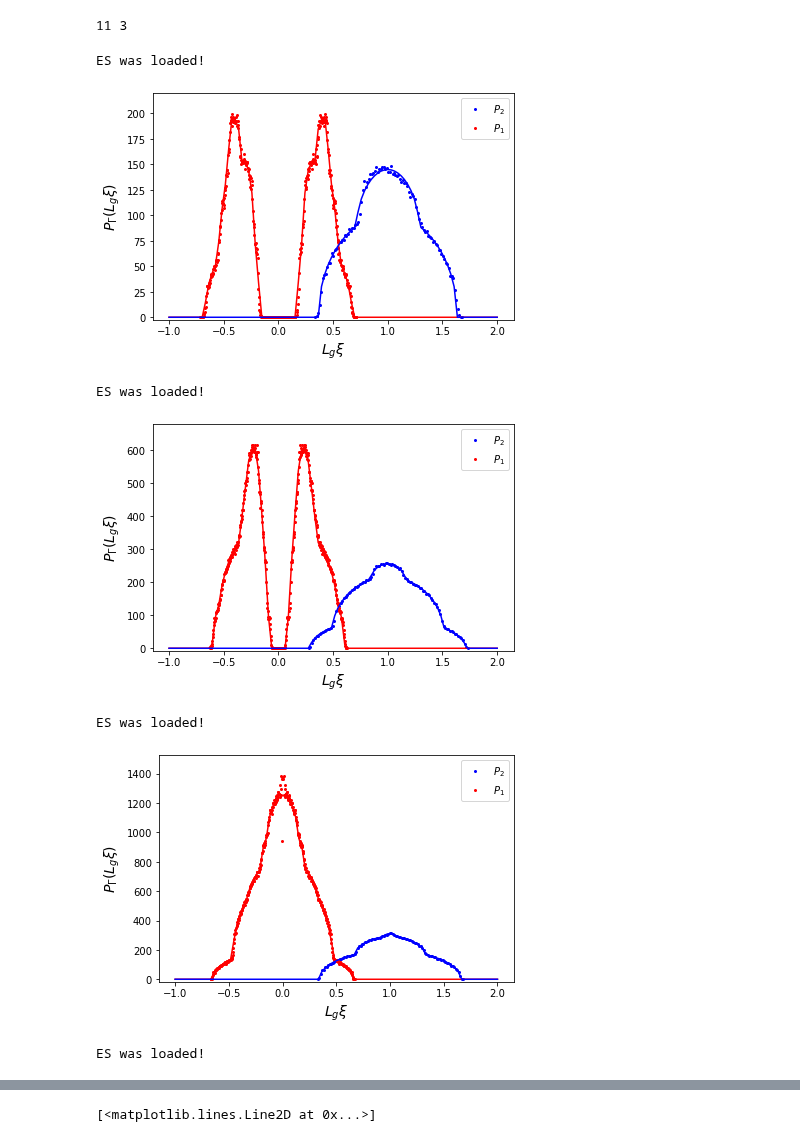
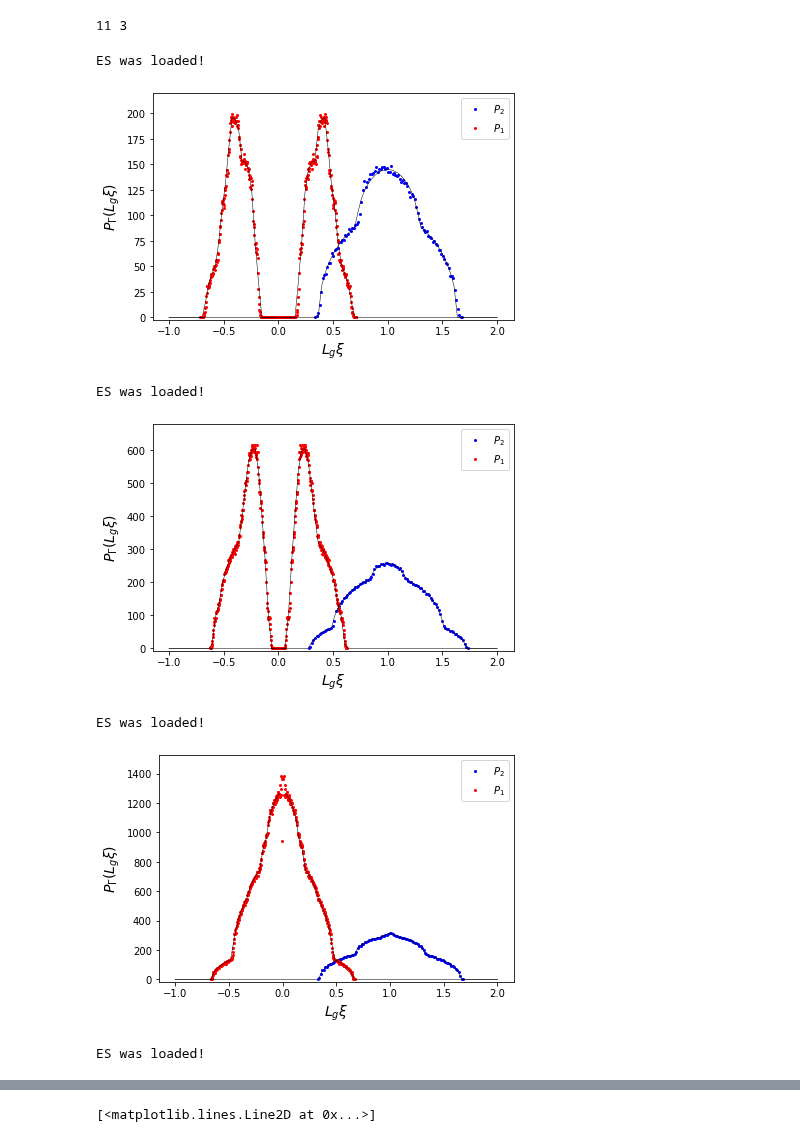
Before and after one commit to hassan-shap/RMT, a Jupyter notebook: symm_draft/U1_symmetry-resolved.ipynb, the cells around one changed output, grey strips where cells are left out. Saved outputs shown, nothing was run; the diff lists cells and outputs as text; code cells hidden in the pictures.

```diff
--- a/symm_draft/U1_symmetry-resolved.ipynb
+++ b/symm_draft/U1_symmetry-resolved.ipynb
@@ -242,40 +242,40 @@ for i_pt in Npt_ab_list:
 
     num_bins = 400
     n, bin_edges = np.histogram(v2T, bins=num_bins)
     bins_center= (bin_edges[0:num_bins]+ bin_edges[1:])/2
     n= n/Nrep/(bin_edges[1]-bin_edges[0])
     plt.plot(bins_center,n,'o',markersize=2,color='r' , label=r'$P_1$')
 
     ymax=np.sort(n)[-3]*1.1
     plt.legend()
     plt.ylim(-ymax/100,ymax)
 
 
+
+    lw=0.5
     xplot=np.linspace(-1,2,100)
     P1x, P2x = rmt_dist(xplot,La,Lb,Lc,i_pt,Npt- i_pt)
-    plt.plot(xplot,P1x,color='r')
-    plt.plot(xplot,P2x,color='b')
-
-    lw=0.2
+    plt.plot(xplot,P1x,color='k',linewidth=lw)
+    plt.plot(xplot,P2x,color='k',linewidth=lw)
 
 # plt.plot( [0,0],[0,ymax],'k--',linewidth=lw)
 # plt.xscale("log")
 # plt.yscale("log")
     # plt.xlim(-10,10)
     # plt.yticks(np.arange(0.,ymax+0.1,0.5))
     # plt.legend()
     fsize=14
     plt.ylabel(r'$P_\Gamma(L_g\xi)$',fontsize = fsize)
     plt.xlabel(r"$L_g \xi$",fontsize = fsize)
 
     plt.tight_layout()
     plt.savefig('figs/sc_u1_pt_%d_ptA_%d_NA_%d_NB_%d_symm.pdf' % (Npt,i_pt,La+Lb,Lc))
     plt.show()
 # %% [output]
 ES was loaded!
-[figure, old version]
+[figure, new version]
 ES was loaded!
-[figure, old version]
+[figure, new version]
 ES was loaded!
-[figure, old version]
+[figure, new version]
 ES was loaded!
```
Also changed, not shown: parts of 1 cell of this notebook, 4 other files.
